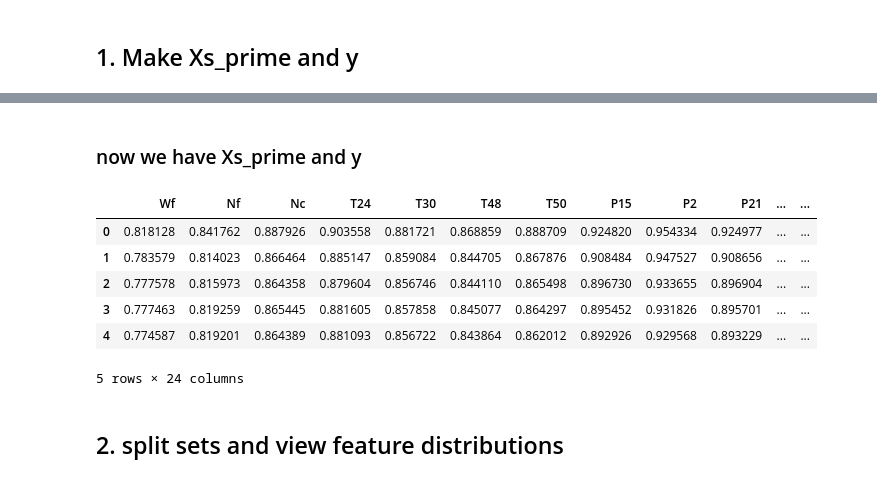
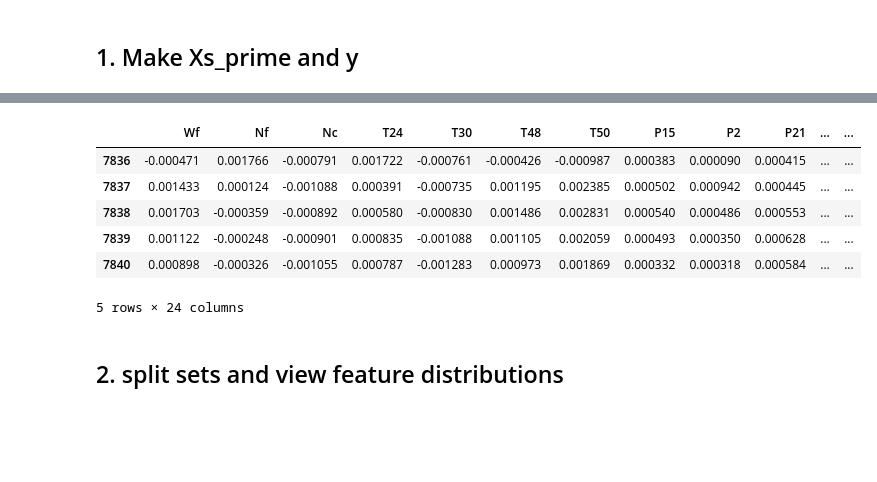
Before and after one commit to darrahts/phm2021_data_challenge, a Jupyter notebook: notebooks/rul_prediction.ipynb, the cells around one changed output, grey strips where cells are left out. Cells and saved outputs as stored; diff of their text form; code cells hidden in the pictures; blank space fills up the shorter version.

```diff
--- a/notebooks/rul_prediction.ipynb
+++ b/notebooks/rul_prediction.ipynb
@@ -176,18 +88,0 @@ To enable them in other operations, rebuild TensorFlow with the appropriate comp
-# %% [markdown]
-### now we have Xs_prime and y
-# %%
-#xsp = np.concatenate(tuple(Xs_prime), axis=0)
-dfx = pd.DataFrame(data=pred, columns=y_cols)
-dfx = pd.concat([dfx, df[X_cols], df[a_cols]], axis=1)
-dfx['rul'] = df['rul'].values
-dfx.time = dfx.time + (dfx.cycle -1)
-
-dfx.head()
-# %% [output]
-|  | Wf | Nf | Nc | T24 | T30 | T48 | T50 | P15 | P2 | P21 | ... | ... |
-| 0 | 0.818128 | 0.841762 | 0.887926 | 0.903558 | 0.881721 | 0.868859 | 0.888709 | 0.924820 | 0.954334 | 0.924977 | ... | ... |
-| 1 | 0.783579 | 0.814023 | 0.866464 | 0.885147 | 0.859084 | 0.844705 | 0.867876 | 0.908484 | 0.947527 | 0.908656 | ... | ... |
-| 2 | 0.777578 | 0.815973 | 0.864358 | 0.879604 | 0.856746 | 0.844110 | 0.865498 | 0.896730 | 0.933655 | 0.896904 | ... | ... |
-| 3 | 0.777463 | 0.819259 | 0.865445 | 0.881605 | 0.857858 | 0.845077 | 0.864297 | 0.895452 | 0.931826 | 0.895701 | ... | ... |
-| 4 | 0.774587 | 0.819201 | 0.864389 | 0.881093 | 0.856722 | 0.843864 | 0.862012 | 0.892926 | 0.929568 | 0.893229 | ... | ... |
-5 rows × 24 columns
@@ -193,0 +108,10 @@ dfx.head()
+# %%
+dfx0.head()
+# %% [output]
+|  | Wf | Nf | Nc | T24 | T30 | T48 | T50 | P15 | P2 | P21 | ... | ... |
+| 7836 | -0.000471 | 0.001766 | -0.000791 | 0.001722 | -0.000761 | -0.000426 | -0.000987 | 0.000383 | 0.000090 | 0.000415 | ... | ... |
+| 7837 | 0.001433 | 0.000124 | -0.001088 | 0.000391 | -0.000735 | 0.001195 | 0.002385 | 0.000502 | 0.000942 | 0.000445 | ... | ... |
+| 7838 | 0.001703 | -0.000359 | -0.000892 | 0.000580 | -0.000830 | 0.001486 | 0.002831 | 0.000540 | 0.000486 | 0.000553 | ... | ... |
+| 7839 | 0.001122 | -0.000248 | -0.000901 | 0.000835 | -0.001088 | 0.001105 | 0.002059 | 0.000493 | 0.000350 | 0.000628 | ... | ... |
+| 7840 | 0.000898 | -0.000326 | -0.001055 | 0.000787 | -0.001283 | 0.000973 | 0.001869 | 0.000332 | 0.000318 | 0.000584 | ... | ... |
+5 rows × 24 columns
```
Also changed, not shown: parts of 26 cells of this notebook.
